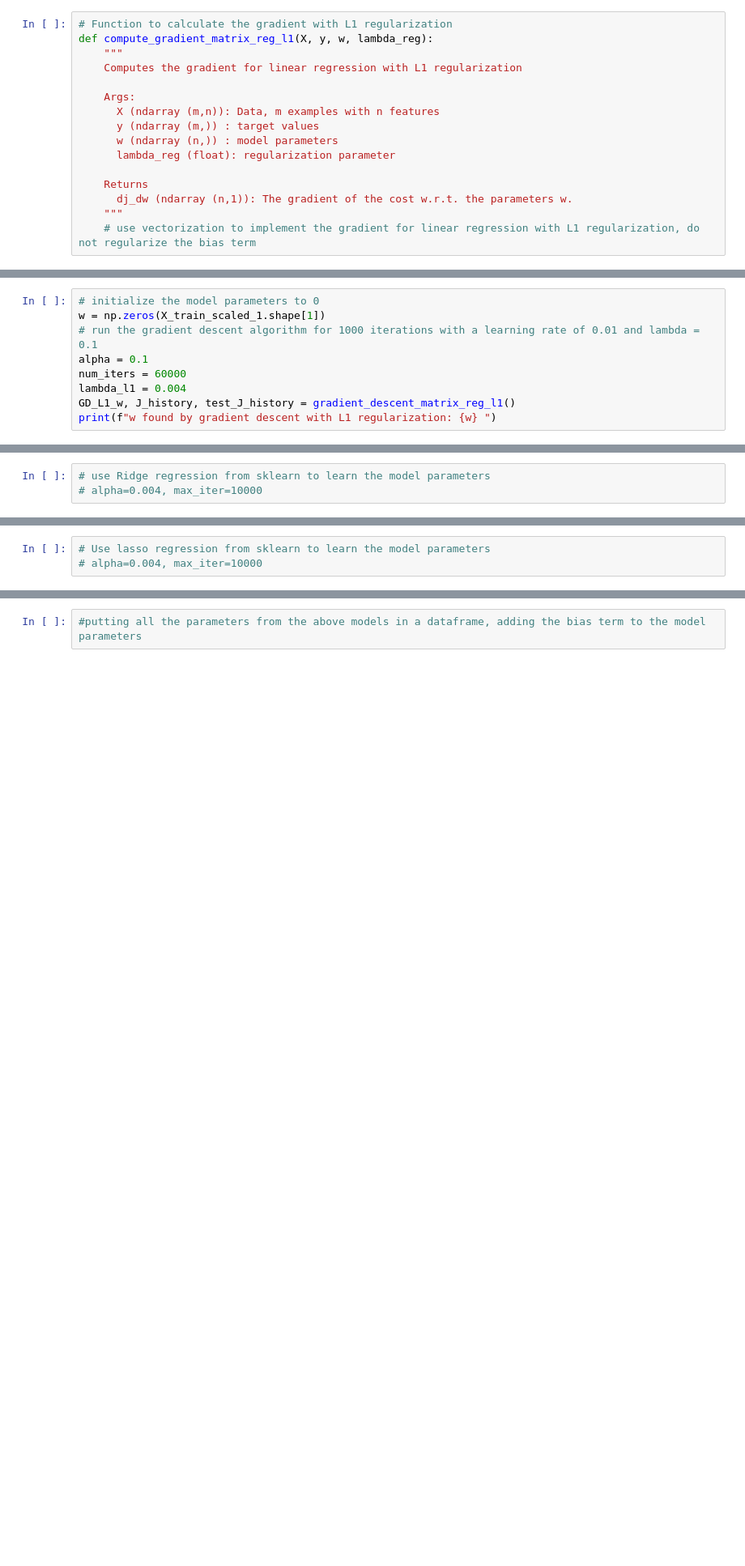
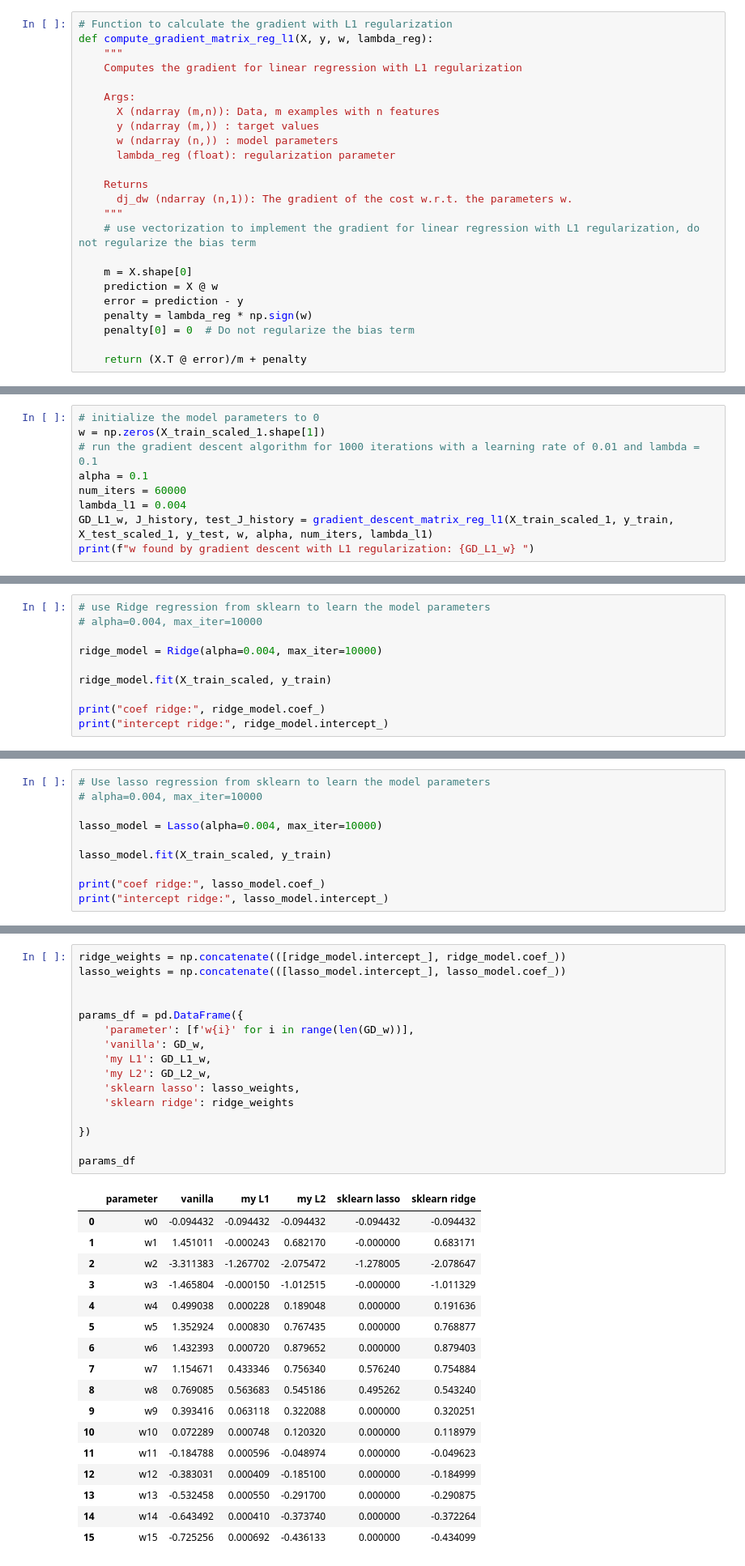
Before and after one commit to trumpetman9/stat362, a Jupyter notebook: instructor/quizzes/week 4/regularized_gd.ipynb, the cells around one changed output, grey strips where cells are left out. Shown at 81% size. Cells and saved outputs as stored; diff of their text form; blank space fills up the shorter version.

```diff
--- a/instructor/quizzes/week 4/regularized_gd.ipynb
+++ b/instructor/quizzes/week 4/regularized_gd.ipynb
@@ -573,6 +733,14 @@ def compute_gradient_matrix_reg_l1(X, y, w, lambda_reg):
       dj_dw (ndarray (n,1)): The gradient of the cost w.r.t. the parameters w.
     """
     # use vectorization to implement the gradient for linear regression with L1 regularization, do not regularize the bias term
+
+    m = X.shape[0]
+    prediction = X @ w
+    error = prediction - y
+    penalty = lambda_reg * np.sign(w)
+    penalty[0] = 0  # Do not regularize the bias term
+
+    return (X.T @ error)/m + penalty
 # %%
 # Function to perform gradient descent with L1 regularization
 def gradient_descent_matrix_reg_l1(X, y, X_test, y_test, w_in, alpha, num_iters, lambda_reg):
@@ -607,5 +789,5 @@ w = np.zeros(X_train_scaled_1.shape[1])
 alpha = 0.1
 num_iters = 60000
 lambda_l1 = 0.004
-GD_L1_w, J_history, test_J_history = gradient_descent_matrix_reg_l1()
-print(f"w found by gradient descent with L1 regularization: {w} ")
+GD_L1_w, J_history, test_J_history = gradient_descent_matrix_reg_l1(X_train_scaled_1, y_train, X_test_scaled_1, y_test, w, alpha, num_iters, lambda_l1)
+print(f"w found by gradient descent with L1 regularization: {GD_L1_w} ")
@@ -665,3 +876,10 @@ plt.show()
 # %%
 # use Ridge regression from sklearn to learn the model parameters
 # alpha=0.004, max_iter=10000
+
+ridge_model = Ridge(alpha=0.004, max_iter=10000)
+
+ridge_model.fit(X_train_scaled, y_train)
+
+print("coef ridge:", ridge_model.coef_)
+print("intercept ridge:", ridge_model.intercept_)
@@ -685,3 +921,10 @@ plt.show()
 # %%
 # Use lasso regression from sklearn to learn the model parameters
 # alpha=0.004, max_iter=10000
+
+lasso_model = Lasso(alpha=0.004, max_iter=10000)
+
+lasso_model.fit(X_train_scaled, y_train)
+
+print("coef ridge:", lasso_model.coef_)
+print("intercept ridge:", lasso_model.intercept_)
@@ -744,7 +1008,39 @@ plt.show()
 
 - Custom L1 Regularization (Lasso) - Sklearn Ridge Regression
 # %%
-#putting all the parameters from the above models in a dataframe, adding the bias term to the model parameters
+ridge_weights = np.concatenate(([ridge_model.intercept_], ridge_model.coef_))
+lasso_weights = np.concatenate(([lasso_model.intercept_], lasso_model.coef_))
+
+
+params_df = pd.DataFrame({
+    'parameter': [f'w{i}' for i in range(len(GD_w))],
+    'vanilla': GD_w,
+    'my L1': GD_L1_w,
+    'my L2': GD_L2_w,
+    'sklearn lasso': lasso_weights,
+    'sklearn ridge': ridge_weights
+
+})
+
+params_df
+# %% [output]
+|  | parameter | vanilla | my L1 | my L2 | sklearn lasso | sklearn ridge |
+| 0 | w0 | -0.094432 | -0.094432 | -0.094432 | -0.094432 | -0.094432 |
+| 1 | w1 | 1.451011 | -0.000243 | 0.682170 | -0.000000 | 0.683171 |
+| 2 | w2 | -3.311383 | -1.267702 | -2.075472 | -1.278005 | -2.078647 |
+| 3 | w3 | -1.465804 | -0.000150 | -1.012515 | -0.000000 | -1.011329 |
+| 4 | w4 | 0.499038 | 0.000228 | 0.189048 | 0.000000 | 0.191636 |
+| 5 | w5 | 1.352924 | 0.000830 | 0.767435 | 0.000000 | 0.768877 |
+| 6 | w6 | 1.432393 | 0.000720 | 0.879652 | 0.000000 | 0.879403 |
+| 7 | w7 | 1.154671 | 0.433346 | 0.756340 | 0.576240 | 0.754884 |
+| 8 | w8 | 0.769085 | 0.563683 | 0.545186 | 0.495262 | 0.543240 |
+| 9 | w9 | 0.393416 | 0.063118 | 0.322088 | 0.000000 | 0.320251 |
+| 10 | w10 | 0.072289 | 0.000748 | 0.120320 | 0.000000 | 0.118979 |
+| 11 | w11 | -0.184788 | 0.000596 | -0.048974 | 0.000000 | -0.049623 |
+| 12 | w12 | -0.383031 | 0.000409 | -0.185100 | 0.000000 | -0.184999 |
+| 13 | w13 | -0.532458 | 0.000550 | -0.291700 | 0.000000 | -0.290875 |
+| 14 | w14 | -0.643492 | 0.000410 | -0.373740 | 0.000000 | -0.372264 |
+| 15 | w15 | -0.725256 | 0.000692 | -0.436133 | 0.000000 | -0.434099 |
 # %% [markdown]
 ### Task 10: Performance Leaderboard Analysis
 
```
Also changed, not shown: parts of 30 cells of this notebook, 3 other files.
